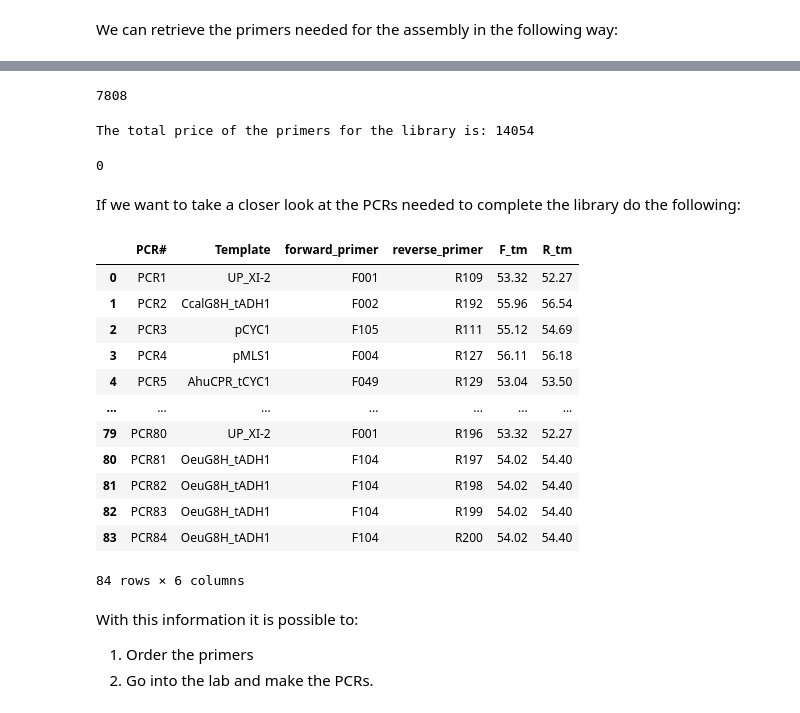
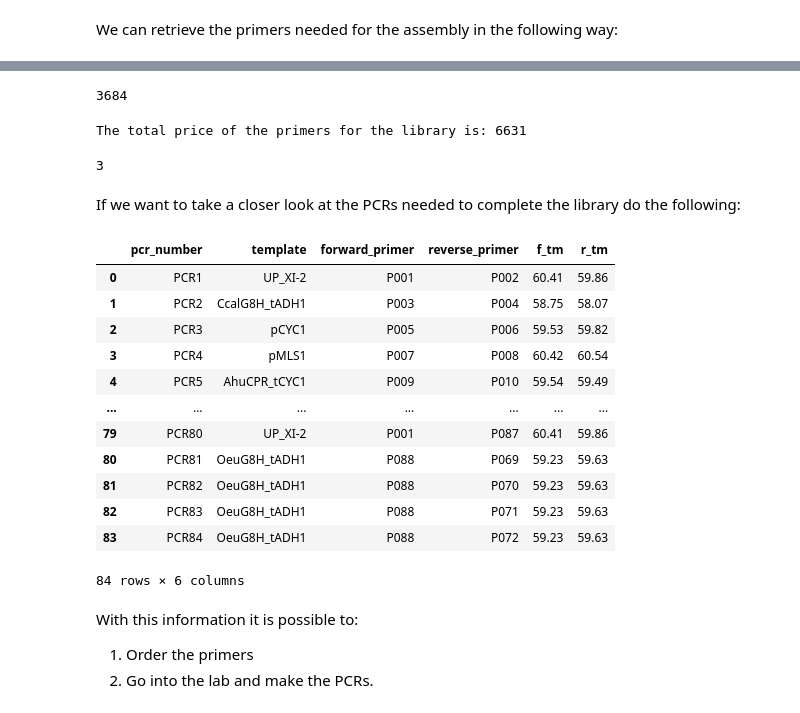
Before and after one commit to hiyama341/teemi, a Jupyter notebook: colab_notebooks/02_1_DESIGN_Combinatorial_library.ipynb, the cells around one changed output, grey strips where cells are left out. Cells and saved outputs as stored; diff of their text form; code cells hidden in the pictures.

```diff
--- a/colab_notebooks/02_1_DESIGN_Combinatorial_library.ipynb
+++ b/colab_notebooks/02_1_DESIGN_Combinatorial_library.ipynb
@@ -137,13 +137,13 @@ marker_templates_names = [marker_sites.name]
 DW_sites_names = [DW_sites.name]
 
 # Getting their sequences
-UP_sites_seqrecord = [Dseqrecord(UP_sites.seq) ]
-G8H_templates_seqrecord = [Dseqrecord(seq.seq) for seq in CYP_sites]
-pG8H_templates_seqrecord = [Dseqrecord(seq.seq) for seq in pCYP_sites]
-pCPR_templates_seqrecord = [Dseqrecord(seq.seq) for seq in pCPR_sites]
-G8H_CPR_templates_seqrecord = [Dseqrecord(seq.seq) for seq in CPR_sites]
-marker_templates_seqrecord = [Dseqrecord(marker_sites.seq) ]
-DW_sites_seqrecord = [Dseqrecord(DW_sites.seq)]
+UP_sites_seqrecord = [Dseqrecord(UP_sites) ]
+G8H_templates_seqrecord = [Dseqrecord(seq) for seq in CYP_sites]
+pG8H_templates_seqrecord = [Dseqrecord(seq) for seq in pCYP_sites]
+pCPR_templates_seqrecord = [Dseqrecord(seq) for seq in pCPR_sites]
+G8H_CPR_templates_seqrecord = [Dseqrecord(seq) for seq in CPR_sites]
+marker_templates_seqrecord = [Dseqrecord(marker_sites) ]
+DW_sites_seqrecord = [Dseqrecord(DW_sites)]
 # %%
 G8H_templates_seqrecord
 # %% [output]
@@ -290,5 +274,5 @@ This normally takes about 20 sec.
 from teemi.design.combinatorial_design import DesignAssembly
 # %%
 %%time
-G8H_assembly = DesignAssembly(list_of_seqs, list_of_names, pad , 4, overlap=30, target_tm = 55 )
+G8H_assembly = DesignAssembly(list_of_seqs, pad , 4, overlap=35, target_tm = 60 )
 # %% [output]
@@ -398,36 +382,36 @@ G8H_primer_df
 # %%
-Total_bases = G8H_primer_df['Length'].sum()
+Total_bases = G8H_primer_df['length'].sum()
 Total_bases
 # %% [output]
-7808
+3684
 # %%
-Total_price = G8H_primer_df['Price(DKK)'].sum()
+Total_price = G8H_primer_df['price(DKK)'].sum()
 print(f"The total price of the primers for the library is: {Total_price:.0f}")
 # %% [output]
-The total price of the primers for the library is: 14054
+The total price of the primers for the library is: 6631
 # %%
-larger_than_60 = G8H_primer_df[G8H_primer_df.Length > 60]
+larger_than_60 = G8H_primer_df[G8H_primer_df.length > 60]
 len(larger_than_60)
 # %% [output]
-0
+3
 # %% [markdown]
 If we want to take a closer look at the PCRs needed to complete the library do the following:
 # %%
-G8H_pcr_df = G8H_assembly.PCR_list_to_dataframe()
+G8H_pcr_df = G8H_assembly.pcr_list_to_dataframe()
 G8H_pcr_df
 # %% [output]
-|  | PCR# | Template | forward_primer | reverse_primer | F_tm | R_tm |
-| 0 | PCR1 | UP_XI-2 | F001 | R109 | 53.32 | 52.27 |
-| 1 | PCR2 | CcalG8H_tADH1 | F002 | R192 | 55.96 | 56.54 |
-| 2 | PCR3 | pCYC1 | F105 | R111 | 55.12 | 54.69 |
-| 3 | PCR4 | pMLS1 | F004 | R127 | 56.11 | 56.18 |
-| 4 | PCR5 | AhuCPR_tCYC1 | F049 | R129 | 53.04 | 53.50 |
+|  | pcr_number | template | forward_primer | reverse_primer | f_tm | r_tm |
+| 0 | PCR1 | UP_XI-2 | P001 | P002 | 60.41 | 59.86 |
+| 1 | PCR2 | CcalG8H_tADH1 | P003 | P004 | 58.75 | 58.07 |
+| 2 | PCR3 | pCYC1 | P005 | P006 | 59.53 | 59.82 |
+| 3 | PCR4 | pMLS1 | P007 | P008 | 60.42 | 60.54 |
+| 4 | PCR5 | AhuCPR_tCYC1 | P009 | P010 | 59.54 | 59.49 |
 | ... | ... | ... | ... | ... | ... | ... |
-| 79 | PCR80 | UP_XI-2 | F001 | R196 | 53.32 | 52.27 |
-| 80 | PCR81 | OeuG8H_tADH1 | F104 | R197 | 54.02 | 54.40 |
-| 81 | PCR82 | OeuG8H_tADH1 | F104 | R198 | 54.02 | 54.40 |
-| 82 | PCR83 | OeuG8H_tADH1 | F104 | R199 | 54.02 | 54.40 |
-| 83 | PCR84 | OeuG8H_tADH1 | F104 | R200 | 54.02 | 54.40 |
+| 79 | PCR80 | UP_XI-2 | P001 | P087 | 60.41 | 59.86 |
+| 80 | PCR81 | OeuG8H_tADH1 | P088 | P069 | 59.23 | 59.63 |
+| 81 | PCR82 | OeuG8H_tADH1 | P088 | P070 | 59.23 | 59.63 |
+| 82 | PCR83 | OeuG8H_tADH1 | P088 | P071 | 59.23 | 59.63 |
+| 83 | PCR84 | OeuG8H_tADH1 | P088 | P072 | 59.23 | 59.63 |
 84 rows × 6 columns
 # %% [markdown]
 With this information it is possible to:
```
Also changed, not shown: parts of 16 cells of this notebook, 1 other file.
